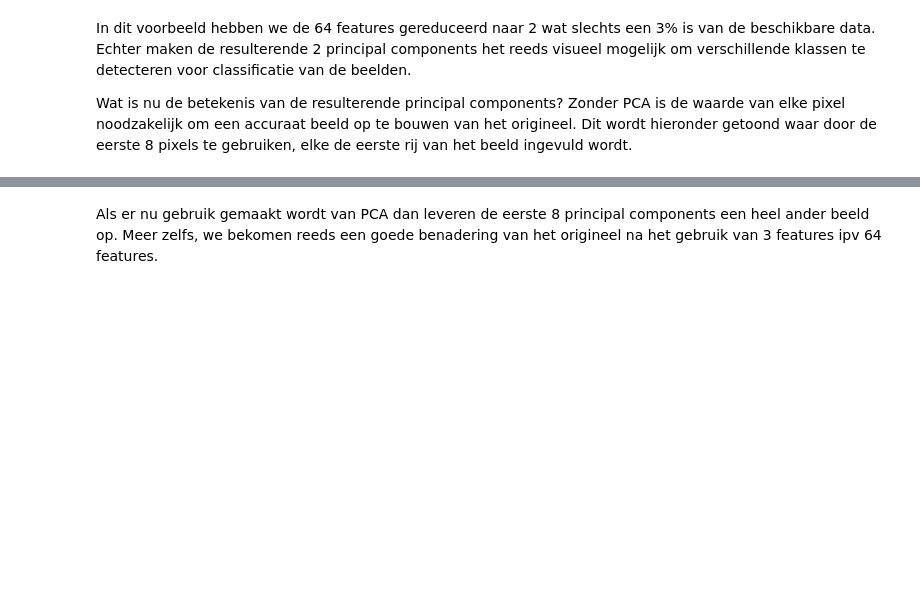
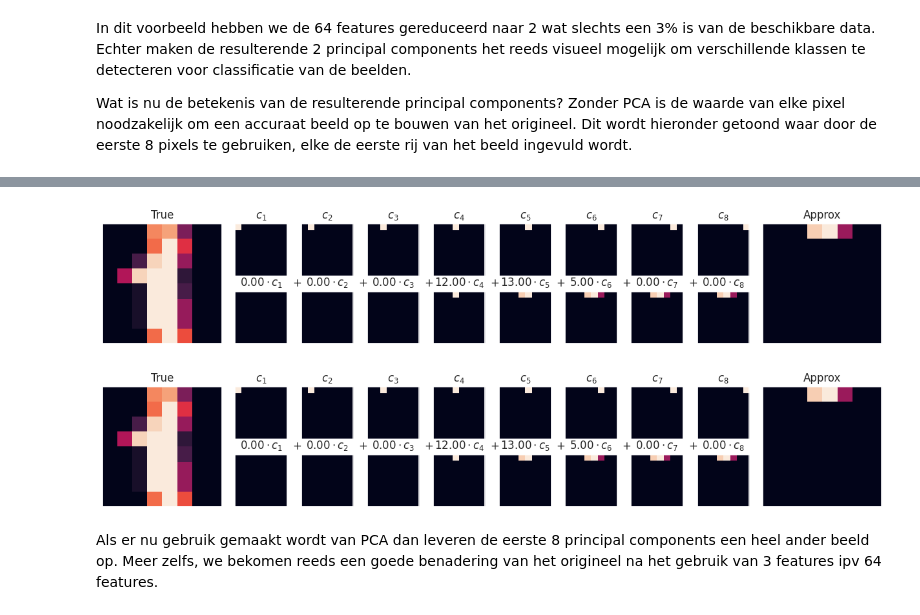
Before and after one commit to OdiseeDataScience2526/Leerstof-groep123, a Jupyter notebook: Les_09/03_DimensionalityReduction.ipynb, the cells around one changed output, grey strips where cells are left out. Cells and saved outputs as stored; diff of their text form; code cells hidden in the pictures; blank space fills up the shorter version.

```diff
--- a/Les_09/03_DimensionalityReduction.ipynb
+++ b/Les_09/03_DimensionalityReduction.ipynb
@@ -182,3 +235,8 @@ def plot_pca_components(x, coefficients=None, mean=0, components=None,
+# %%
+plot_pca_components(X[1], show_mean=False)
+# %% [output]
+[figure, added]
+[figure, added]
 # %% [markdown]
 Als er nu gebruik gemaakt wordt van PCA dan leveren de eerste 8 principal components een heel ander beeld op.
 Meer zelfs, we bekomen reeds een goede benadering van het origineel na het gebruik van 3 features ipv 64 features.
```
Also changed, not shown: parts of 16 cells of this notebook.
